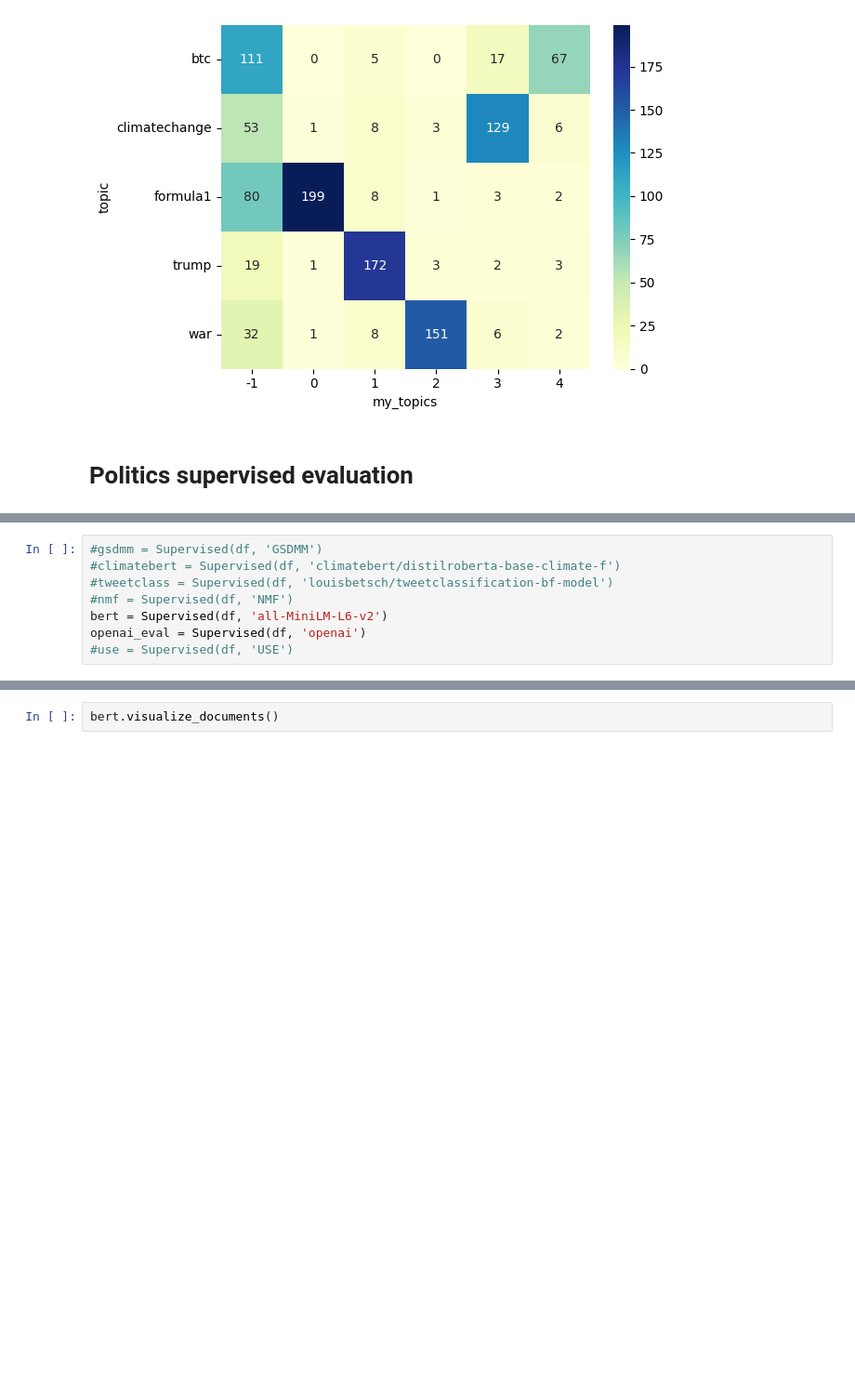
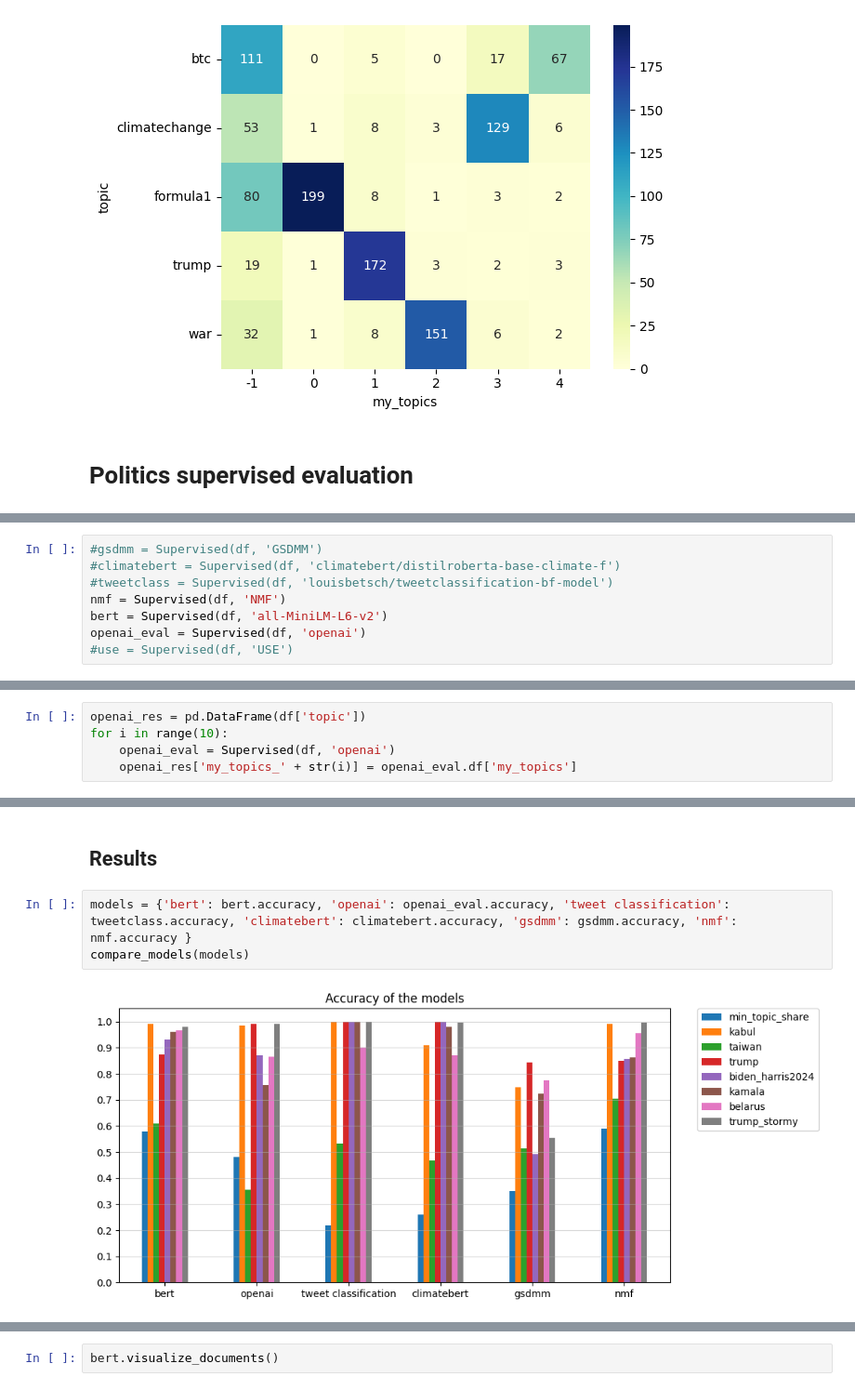
Before and after one commit to alessiogandelli/BERTopic_evaluation, a Jupyter notebook: src/notebooks/Supervised.ipynb, the cells around one changed output, grey strips where cells are left out. Shown at 93% size. Saved outputs shown, nothing was run; the diff lists cells and outputs as text; blank space fills up the shorter version.

```diff
--- a/src/notebooks/Supervised.ipynb
+++ b/src/notebooks/Supervised.ipynb
@@ -339,7 +337,7 @@ getting dataset
 #gsdmm = Supervised(df, 'GSDMM')
 #climatebert = Supervised(df, 'climatebert/distilroberta-base-climate-f')
 #tweetclass = Supervised(df, 'louisbetsch/tweetclassification-bf-model')
-#nmf = Supervised(df, 'NMF')
+nmf = Supervised(df, 'NMF')
 bert = Supervised(df, 'all-MiniLM-L6-v2')
 openai_eval = Supervised(df, 'openai')
 #use = Supervised(df, 'USE')
@@ -348,3 +349,8 @@ evaluate all-MiniLM-L6-v2
 evaluate openai
 topic share is too low, proprablt accuracy is not meaningful for  0
 check the heatmap
+# %%
+openai_res = pd.DataFrame(df['topic'])
+for i in range(10):
+    openai_eval = Supervised(df, 'openai')
+    openai_res['my_topics_' + str(i)] = openai_eval.df['my_topics']
@@ -350,0 +419,7 @@ check the heatmap
+# %% [markdown]
+## Results
+# %%
+models = {'bert': bert.accuracy, 'openai': openai_eval.accuracy, 'tweet classification': tweetclass.accuracy, 'climatebert': climatebert.accuracy, 'gsdmm': gsdmm.accuracy, 'nmf': nmf.accuracy }
+compare_models(models)
+# %% [output]
+[figure, added]
```
Also changed, not shown: parts of 24 cells of this notebook, 4 other files.
